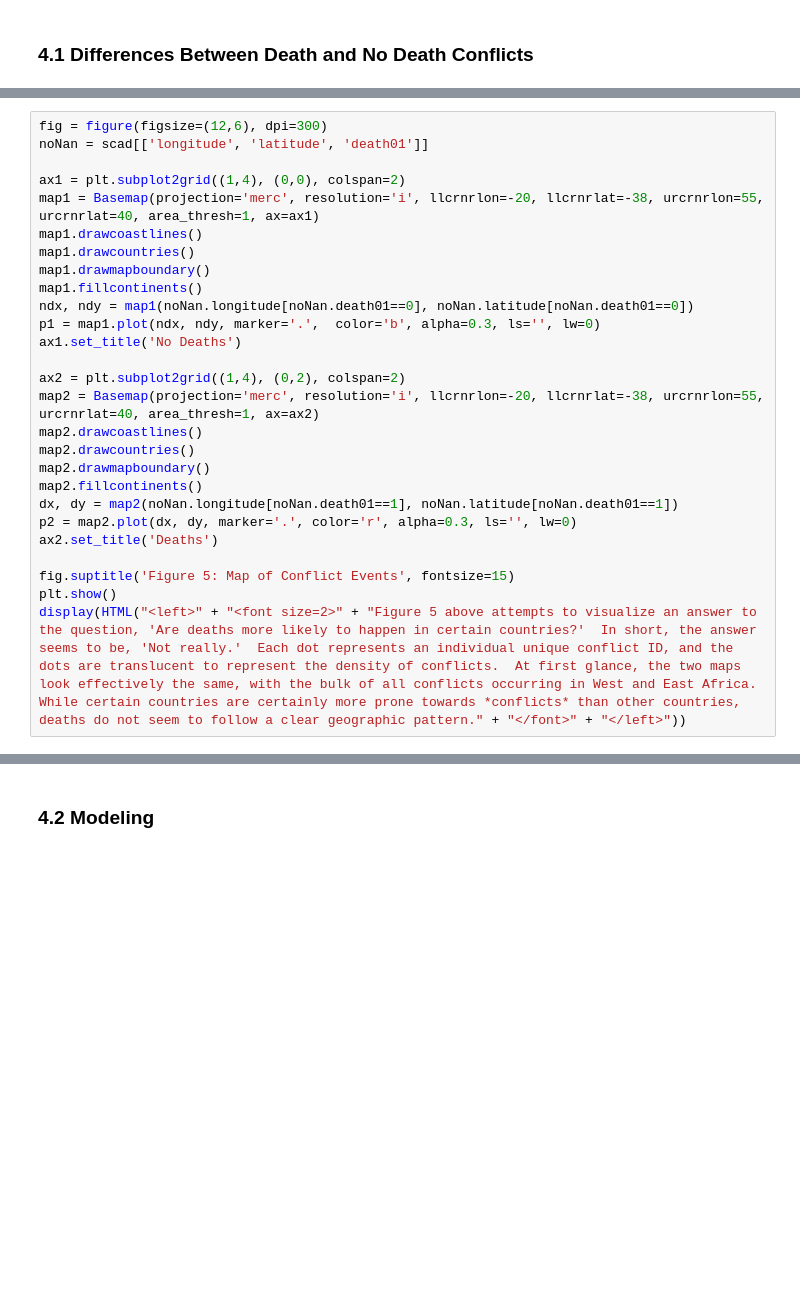
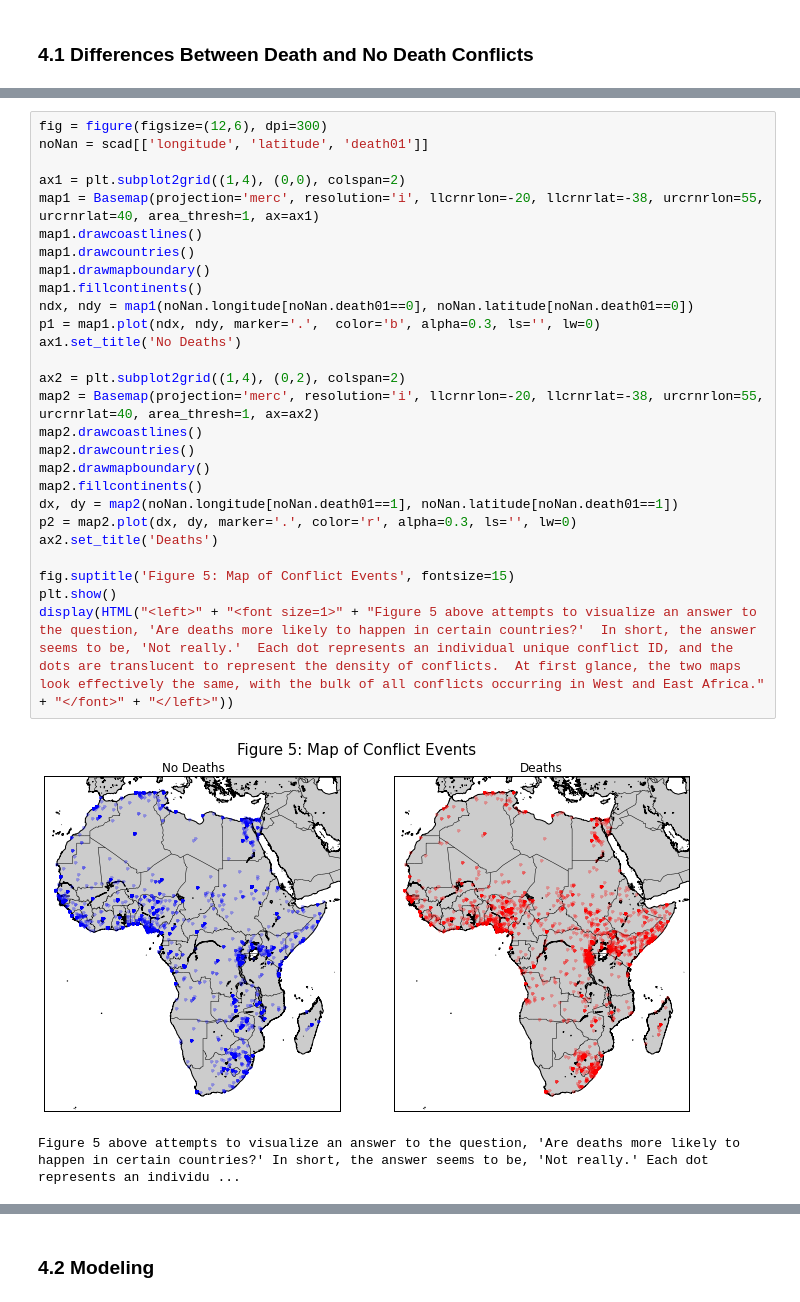
Before and after one commit to boyasm/STAT-222, a Jupyter notebook: Boyas 222 Project FINAL.ipynb, the cells around one changed output, grey strips where cells are left out. Drawn from its saved outputs; the diff is of its cells as text; blank space fills up the shorter version.

Commit message:
updated final notebook; added final nb html version

```diff
--- a/Boyas 222 Project FINAL.ipynb
+++ b/Boyas 222 Project FINAL.ipynb
@@ -503,28 +437,31 @@ Potentially of more promise is geography within the African continent.  Certain
 # %%
 fig = figure(figsize=(12,6), dpi=300)
 noNan = scad[['longitude', 'latitude', 'death01']]
 
 ax1 = plt.subplot2grid((1,4), (0,0), colspan=2)
 map1 = Basemap(projection='merc', resolution='i', llcrnrlon=-20, llcrnrlat=-38, urcrnrlon=55, urcrnrlat=40, area_thresh=1, ax=ax1)
 map1.drawcoastlines()
 map1.drawcountries()
 map1.drawmapboundary()
 map1.fillcontinents()
 ndx, ndy = map1(noNan.longitude[noNan.death01==0], noNan.latitude[noNan.death01==0])
 p1 = map1.plot(ndx, ndy, marker='.',  color='b', alpha=0.3, ls='', lw=0)
 ax1.set_title('No Deaths')
 
 ax2 = plt.subplot2grid((1,4), (0,2), colspan=2)
 map2 = Basemap(projection='merc', resolution='i', llcrnrlon=-20, llcrnrlat=-38, urcrnrlon=55, urcrnrlat=40, area_thresh=1, ax=ax2)
 map2.drawcoastlines()
 map2.drawcountries()
 map2.drawmapboundary()
 map2.fillcontinents()
 dx, dy = map2(noNan.longitude[noNan.death01==1], noNan.latitude[noNan.death01==1])
 p2 = map2.plot(dx, dy, marker='.', color='r', alpha=0.3, ls='', lw=0)
 ax2.set_title('Deaths')
 
 fig.suptitle('Figure 5: Map of Conflict Events', fontsize=15)
 plt.show()
-display(HTML("<left>" + "<font size=2>" + "Figure 5 above attempts to visualize an answer to the question, 'Are deaths more likely to happen in certain countries?'  In short, the answer seems to be, 'Not really.'  Each dot represents an individual unique conflict ID, and the dots are translucent to represent the density of conflicts.  At first glance, the two maps look effectively the same, with the bulk of all conflicts occurring in West and East Africa.  While certain countries are certainly more prone towards *conflicts* than other countries, deaths do not seem to follow a clear geographic pattern." + "</font>" + "</left>"))
+display(HTML("<left>" + "<font size=1>" + "Figure 5 above attempts to visualize an answer to the question, 'Are deaths more likely to happen in certain countries?'  In short, the answer seems to be, 'Not really.'  Each dot represents an individual unique conflict ID, and the dots are translucent to represent the density of conflicts.  At first glance, the two maps look effectively the same, with the bulk of all conflicts occurring in West and East Africa." + "</font>" + "</left>"))
+# %% [output]
+[figure, added]
+Figure 5 above attempts to visualize an answer to the question, 'Are deaths more likely to happen in certain countries?' In short, the answer seems to be, 'Not really.' Each dot represents an individu ...
 # %% [markdown]
```
Also changed, not shown: parts of 71 cells of this notebook, 1 other file.
